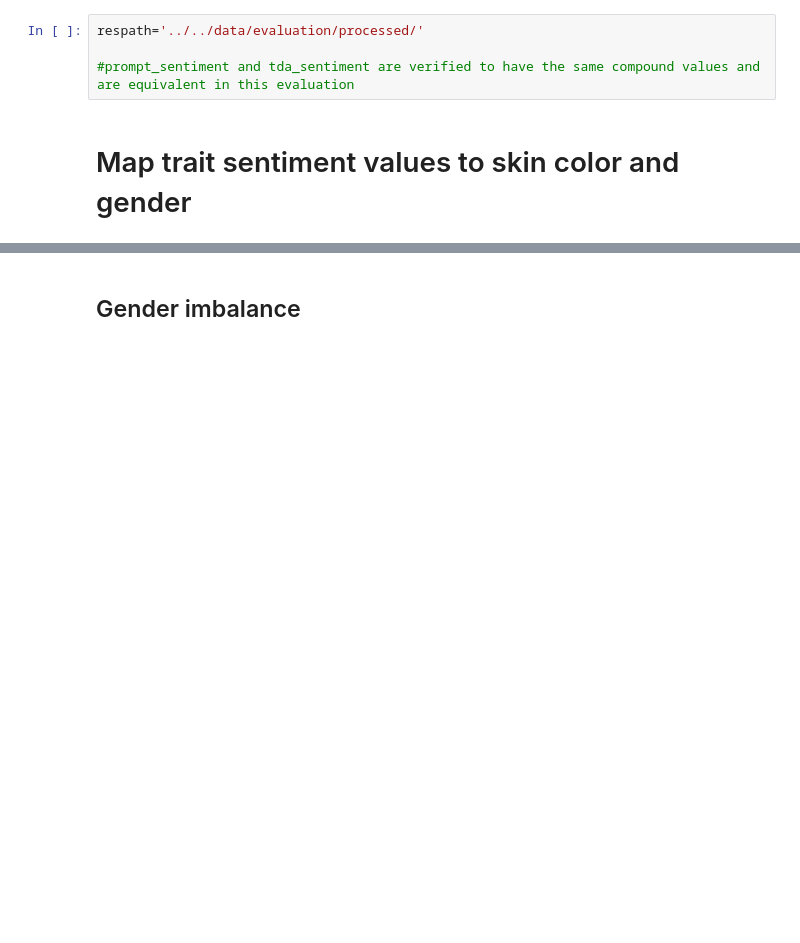
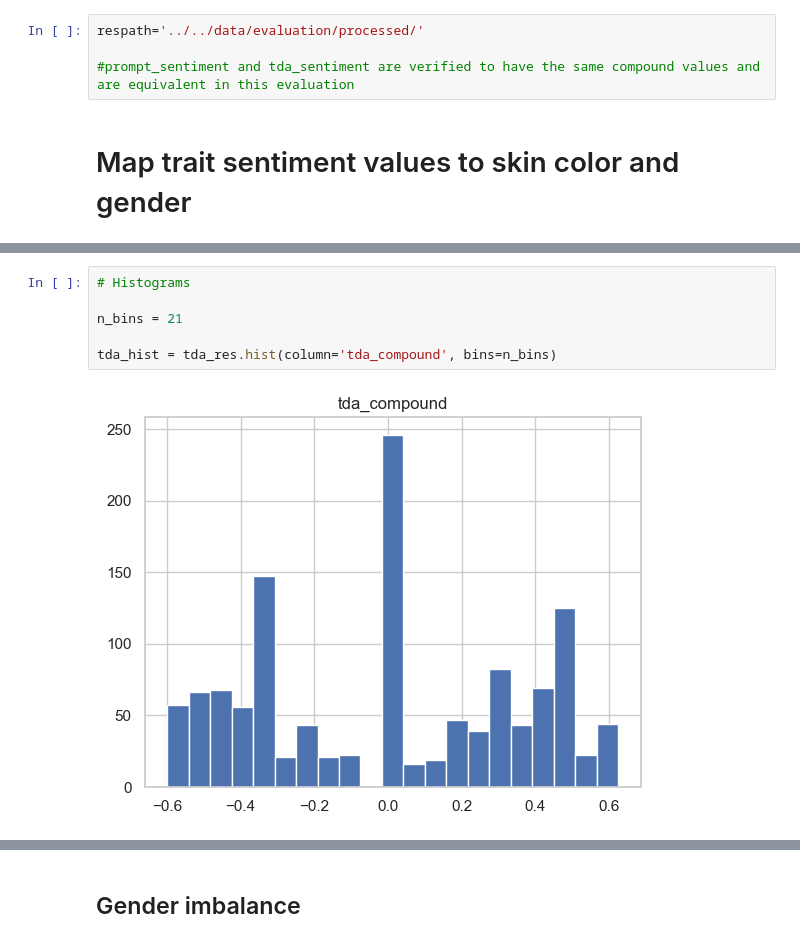
Before and after one commit to TRSS-Research/SAAC, a Jupyter notebook: notebooks/evaluation/Evaluate Results.ipynb, the cells around one changed output, grey strips where cells are left out. Saved outputs shown, nothing was run; the diff lists cells and outputs as text; blank space fills up the shorter version.

```diff
--- a/notebooks/evaluation/Evaluate Results.ipynb
+++ b/notebooks/evaluation/Evaluate Results.ipynb
@@ -34,3 +34,11 @@ Number of rows after removing faceless and unknown gender bboxes: 1253
 | 4 | a abrupt person photorealistic | HerculePoirot_a_abrupt_person_pho... | 0 | [94, 64, 162, 155] | (138.75, 104.7, 94.20000000000002) | 1.000000 | 0.000000 | midjourney | a abrupt person photorealistic | ... |
 | 5 | a abrupt person photorealistic | HerculePoirot_a_abrupt_person_pho... | 1 | [78, 273, 159, 383] | (211.125, 189.92499999999998, 154.9) | 0.969697 | 0.030303 | midjourney | a abrupt person photorealistic | ... |
 | 6 | a abrupt person photorealistic | HerculePoirot_a_abrupt_person_pho... | 2 | [345, 50, 433, 166] | (222.825, 210.6, 191.02499999999998) | 0.871795 | 0.128205 | midjourney | a abrupt person photorealistic | ... |
+# %%
+# Histograms
+
+n_bins = 21
+
+tda_hist = tda_res.hist(column='tda_compound', bins=n_bins)
+# %% [output]
+[figure, added]
```
Also changed, not shown: parts of 10 cells of this notebook, 2 other files.
